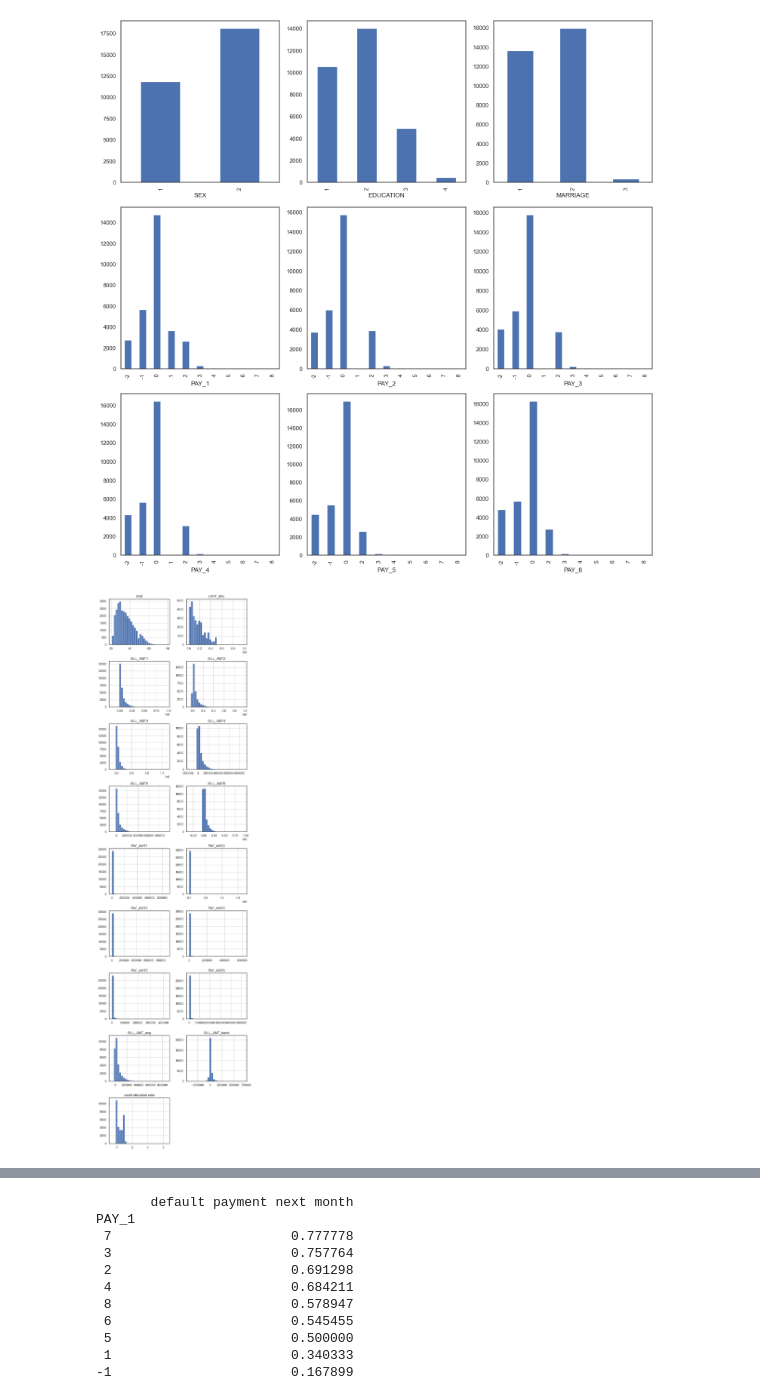
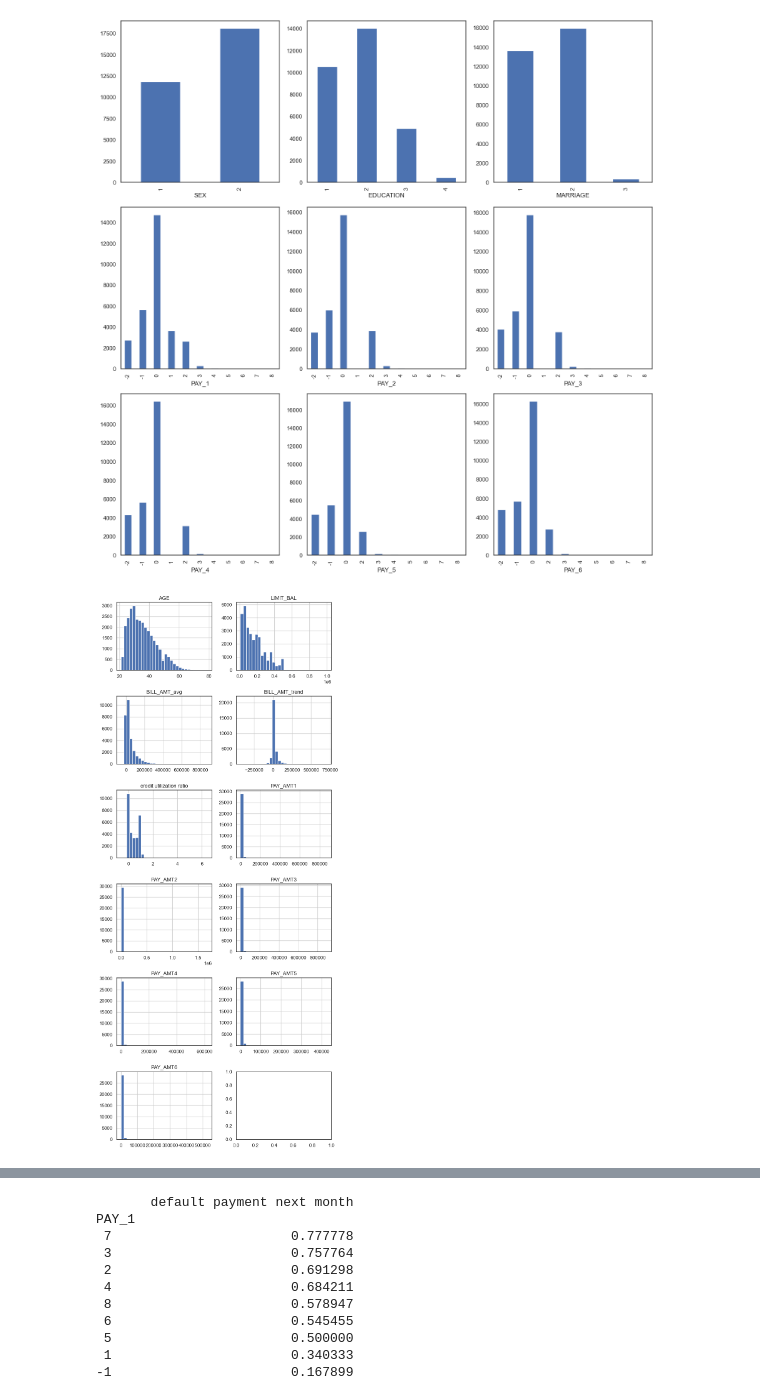
Before and after one commit to nh-nhathoang/default-of-credit-card-clients, a Jupyter notebook: EDA.ipynb, the cells around one changed output, grey strips where cells are left out. Saved outputs shown, nothing was run; the diff lists cells and outputs as text; code cells hidden in the pictures.

```diff
--- a/EDA.ipynb
+++ b/EDA.ipynb
@@ -162,14 +178,14 @@ plt.show()
 # %% [output]
 [figure]
 # %%
-fig, axes = plt.subplots(9, 2, figsize=(8, 28))
-for ax, col in zip(axes.flatten(), con_features):
+
+fig, axes = plt.subplots(6, 2, figsize=(8, 18))
+for ax, col in zip(axes.flatten(), ['AGE', 'LIMIT_BAL', 'BILL_AMT_avg', 'BILL_AMT_trend', 'credit utilization ratio', 'PAY_AMT1', 'PAY_AMT2', 'PAY_AMT3', 'PAY_AMT4', 'PAY_AMT5', 'PAY_AMT6']):
     df[col].hist(ax=ax, bins=30)
     ax.set_title(col)
-for ax in axes.flatten()[len(con_features):]:
-    ax.axis('off')
+
 plt.tight_layout()
 plt.show()
 # %% [output]
-[figure, old version]
+[figure, new version]
 # %% [markdown]
```
Also changed, not shown: parts of 9 cells of this notebook.
